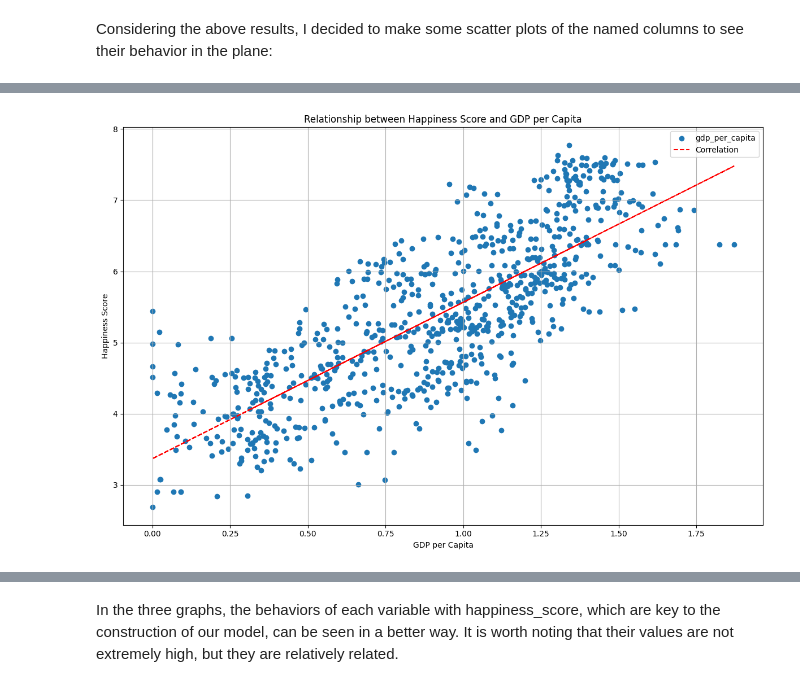
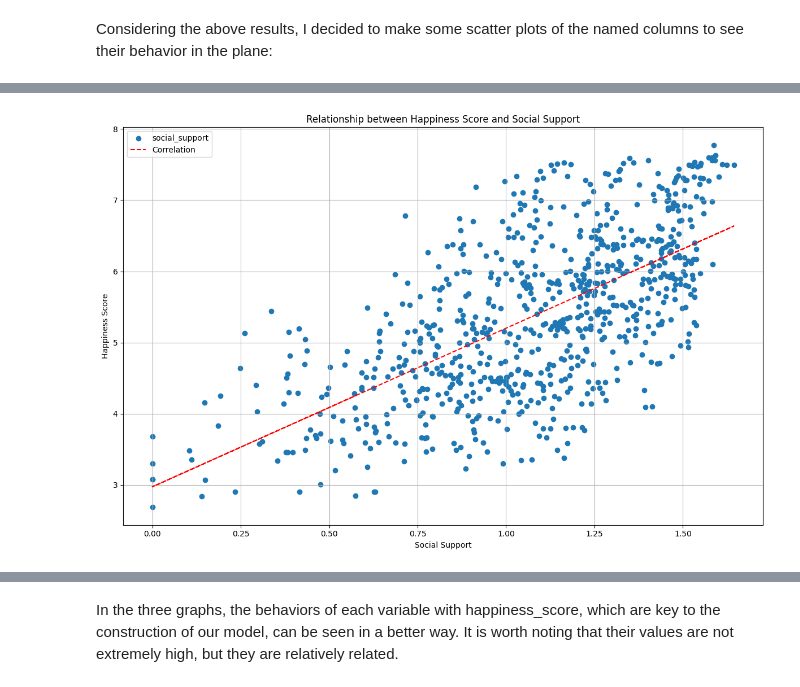
Before and after one commit to mdlangeles/ML_and_Data_Streaming_with_Kafka_WORKSHOP3, a Jupyter notebook: Notebooks/EDA.ipynb, the cells around one changed output, grey strips where cells are left out. Drawn from its saved outputs; the diff is of its cells as text; code cells hidden in the pictures.

```diff
--- a/Notebooks/EDA.ipynb
+++ b/Notebooks/EDA.ipynb
@@ -825,24 +877,27 @@ Considering the above results, I decided to make some scatter plots of the named
 # %%
-columns_of_interest = ['gdp_per_capita']
+columns_of_interest = ['social_support']
 
 plt.figure(figsize=(12, 8))
 
 for column in columns_of_interest:
     plt.scatter(df[column], df['happiness_score'], label=column)
 
+
 x = df[columns_of_interest[0]]
 y = df['happiness_score']
 coef = np.polyfit(x, y, 1)
 poly1d_fn = np.poly1d(coef)
-plt.plot(x, poly1d_fn(x), color='red', linestyle='--', label='Correlation')
 
-plt.xlabel('GDP per Capita')
+
+plt.plot(df[column], poly1d_fn(df[column]), color='red', linestyle='--', label='Correlation')
+
+plt.xlabel('Social Support')
 plt.ylabel('Happiness Score')
-plt.title('Relationship between Happiness Score and GDP per Capita')
+plt.title('Relationship between Happiness Score and Social Support')
 plt.legend()
 
 plt.grid(True)
 plt.tight_layout()
 plt.show()
 # %% [output]
-[figure, old version]
+[figure, new version]
```
Also changed, not shown: parts of 13 cells of this notebook, 6 other files.
